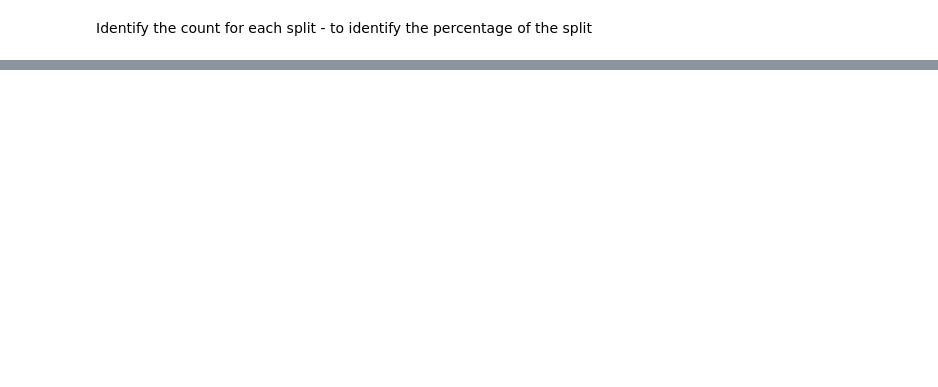
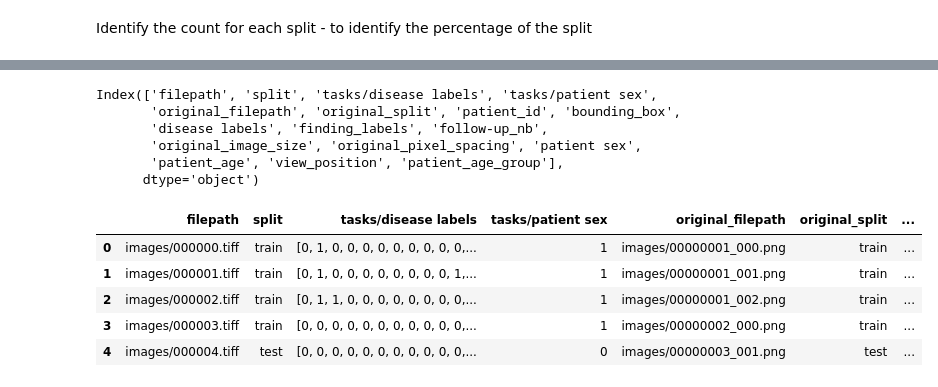
Before and after one commit to weixisee/COMP3931_Individual_Project, a Jupyter notebook: notebook/1_DataPreprocessing.ipynb, the cells around one changed output, grey strips where cells are left out. Drawn from its saved outputs; the diff is of its cells as text; code cells hidden in the pictures; blank space fills up the shorter version.

```diff
--- a/notebook/1_DataPreprocessing.ipynb
+++ b/notebook/1_DataPreprocessing.ipynb
@@ -148,0 +452,9 @@ df.groupby('split')['patient_age_group'].value_counts(normalize=True)
+# %%
+df.columns
+# %% [output]
+Index(['filepath', 'split', 'tasks/disease labels', 'tasks/patient sex',
+       'original_filepath', 'original_split', 'patient_id', 'bounding_box',
+       'disease labels', 'finding_labels', 'follow-up_nb',
+       'original_image_size', 'original_pixel_spacing', 'patient sex',
+       'patient_age', 'view_position', 'patient_age_group'],
+      dtype='object')
@@ -148,0 +467,11 @@ df.groupby('split')['patient_age_group'].value_counts(normalize=True)
+# %%
+processed_data_v3 = pd.read_csv("/content/drive/MyDrive/IndividualProject/cxr/processed_data_v3.csv")
+processed_data_v3.columns
+processed_data_v3.head()
+# %% [output]
+|  | filepath | split | tasks/disease labels | tasks/patient sex | original_filepath | original_split | ... |
+| 0 | images/000000.tiff | train | [0, 1, 0, 0, 0, 0, 0, 0, 0, 0, 0,... | 1 | images/00000001_000.png | train | ... |
+| 1 | images/000001.tiff | train | [0, 1, 0, 0, 0, 0, 0, 0, 0, 0, 1,... | 1 | images/00000001_001.png | train | ... |
+| 2 | images/000002.tiff | train | [0, 1, 1, 0, 0, 0, 0, 0, 0, 0, 0,... | 1 | images/00000001_002.png | train | ... |
+| 3 | images/000003.tiff | train | [0, 0, 0, 0, 0, 0, 0, 0, 0, 0, 0,... | 1 | images/00000002_000.png | train | ... |
+| 4 | images/000004.tiff | test | [0, 0, 0, 0, 0, 0, 0, 0, 0, 0, 0,... | 0 | images/00000003_001.png | test | ... |
```
Also changed, not shown: parts of 55 cells of this notebook.
